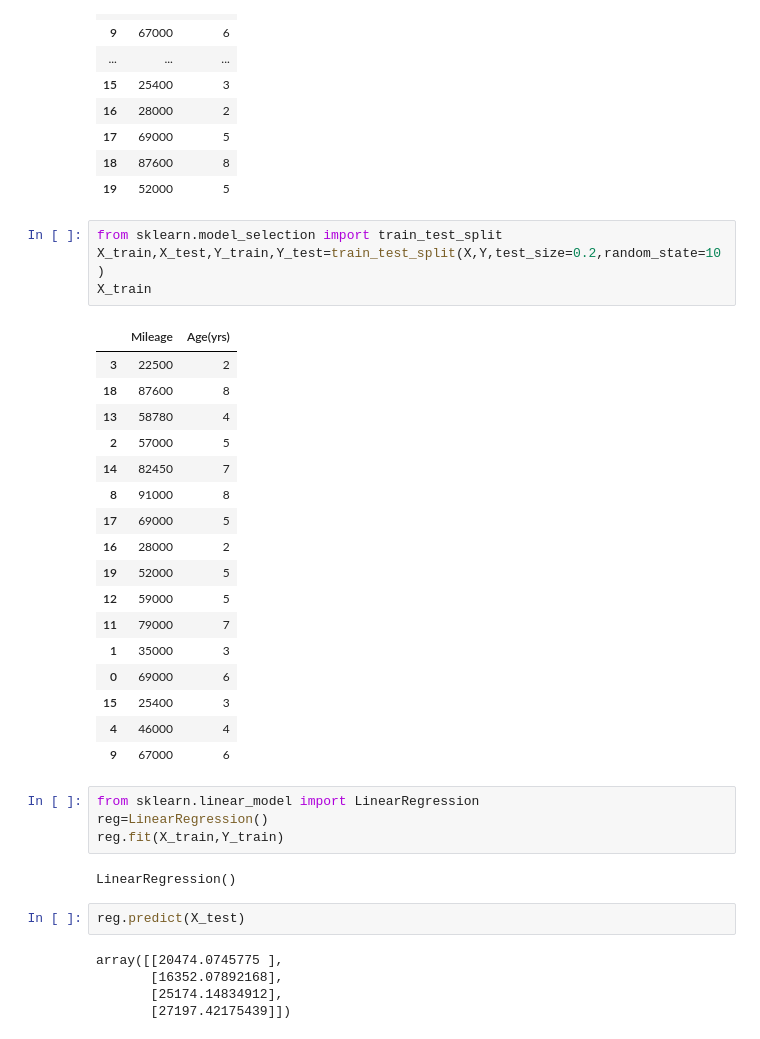
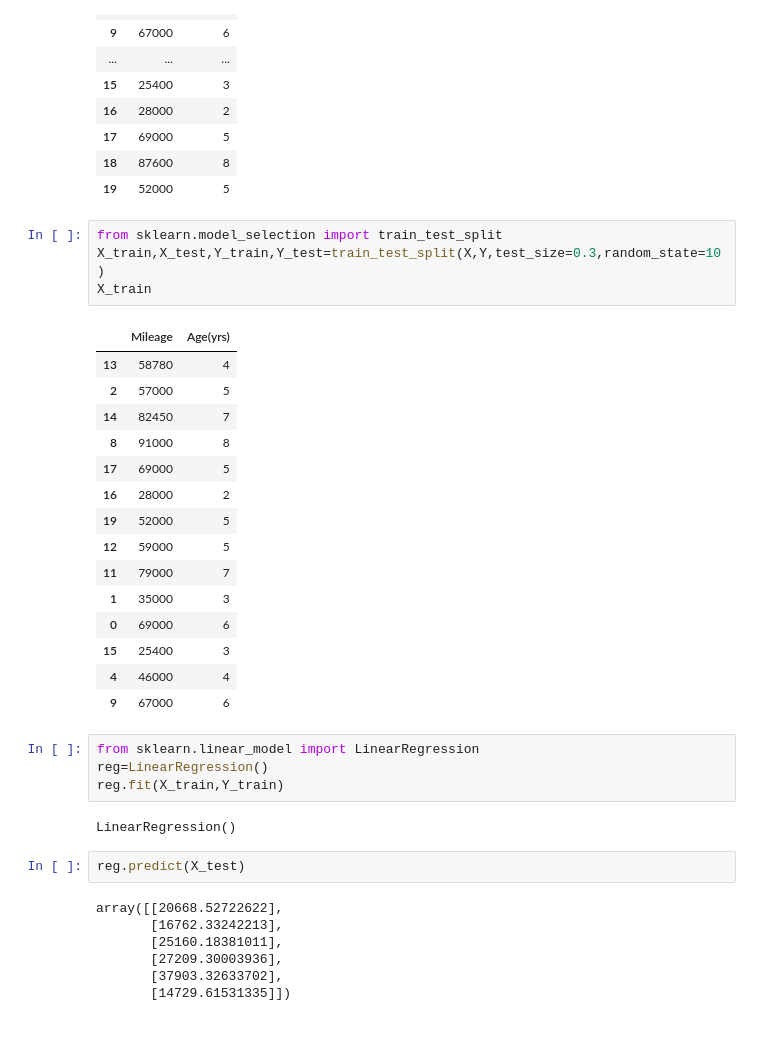
Before and after one commit to taimourkhokhar/ai-ml-learning-journey, a Jupyter notebook: Week-10/trainingtesting.ipynb, the cells around one changed output. Cells and saved outputs as stored; diff of their text form.

```diff
--- a/Week-10/trainingtesting.ipynb
+++ b/Week-10/trainingtesting.ipynb
@@ -41,12 +41,10 @@ X
 | 19 | 52000 | 5 |
 # %%
 from sklearn.model_selection import train_test_split
-X_train,X_test,Y_train,Y_test=train_test_split(X,Y,test_size=0.2,random_state=10)
+X_train,X_test,Y_train,Y_test=train_test_split(X,Y,test_size=0.3,random_state=10)
 X_train
 # %% [output]
 |  | Mileage | Age(yrs) |
-| 3 | 22500 | 2 |
-| 18 | 87600 | 8 |
 | 13 | 58780 | 4 |
 | 2 | 57000 | 5 |
 | 14 | 82450 | 7 |
@@ -70,10 +68,12 @@ LinearRegression()
 # %%
 reg.predict(X_test)
 # %% [output]
-array([[20474.0745775 ],
-       [16352.07892168],
-       [25174.14834912],
-       [27197.42175439]])
+array([[20668.52722622],
+       [16762.33242213],
+       [25160.18381011],
+       [27209.30003936],
+       [37903.32633702],
+       [14729.61531335]])
 # %%
 Y_test
 # %% [output]
```
Also changed, not shown: parts of 3 cells of this notebook, 7 other files.
